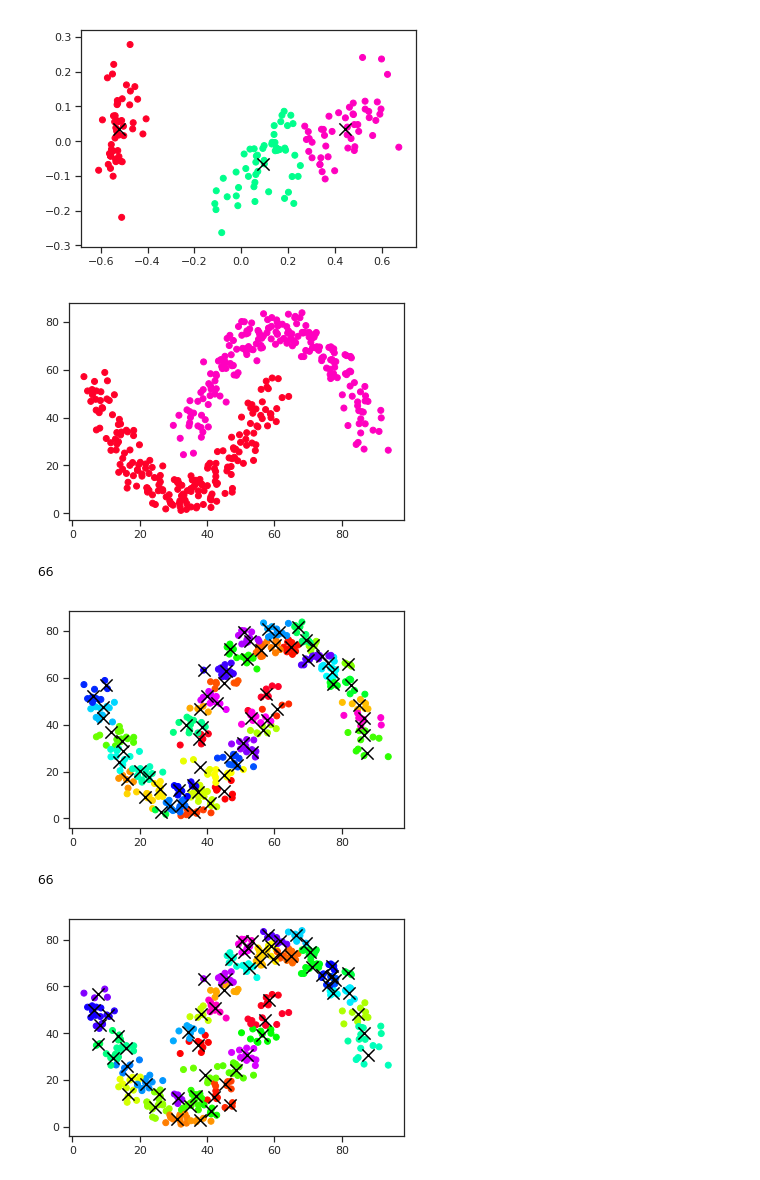
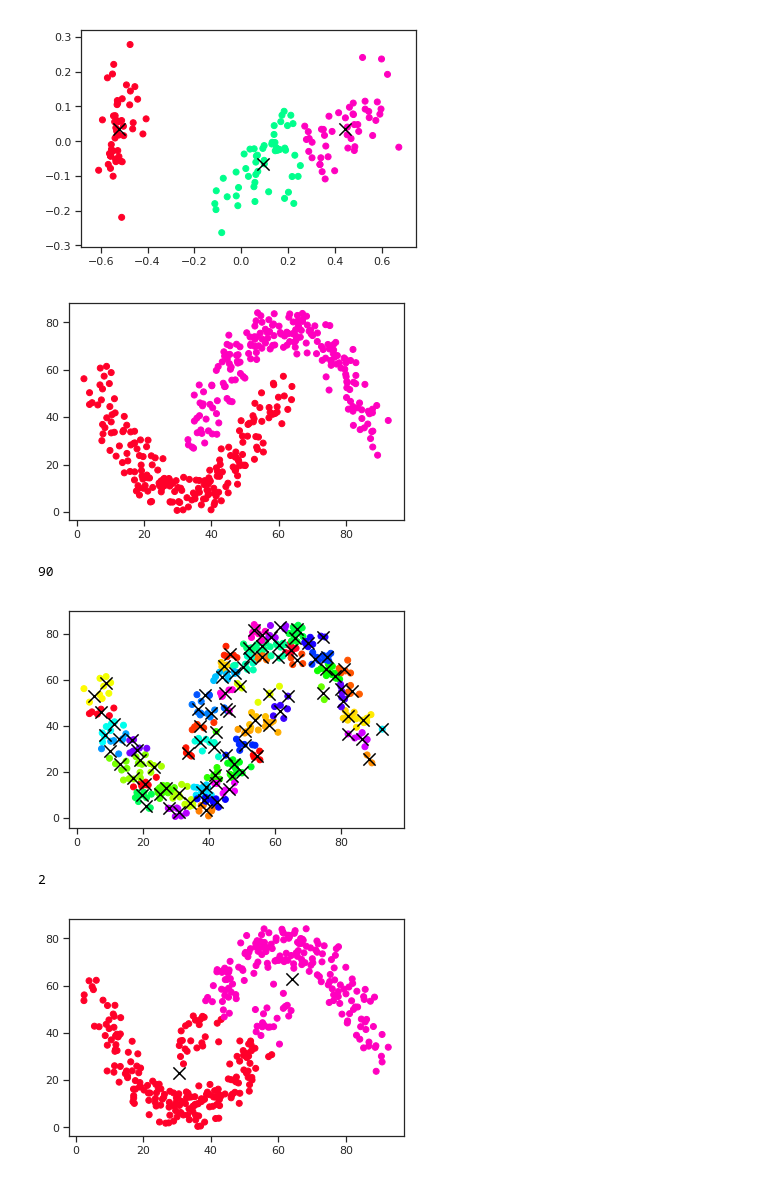
Before and after one commit to GrayJack/Bisect-K-Means, a Jupyter notebook: src/K-means-trettel.ipynb, the cells around one changed output. Cells and saved outputs as stored; diff of their text form; code cells hidden in the pictures.

Commit message:
kmeans-trettel: little modifications

```diff
--- a/src/K-means-trettel.ipynb
+++ b/src/K-means-trettel.ipynb
@@ -90,7 +92,7 @@ def getRandomCentroids(S, k, existing=False):
         maxxy = [max(S, key=lambda x: x[0])[0], max(S, key=lambda x: x[1])[1]]
         return [(rd.random()*maxxy[0], rd.random()*maxxy[1]) for _ in range(k)]
 # %%
-def kmeans(S, k, dist_func):
+def kmeans(S, k, dist_func=euclidianDistance):
     curr_centroids = getRandomCentroids(S, k, existing=True)
     old_centroids  = getRandomCentroids(S, k, existing=False)
     itter = 0
@@ -237,14 +240,19 @@ def BKM(data, distance_function=euclidianDistance, min_profit=0.01, MAX_K=8):
 
     final_centroids = [getCentroid(np.array(group)).tolist() for group in C]
 
-    return C,final_centroids
+    X, labels = [], []
+    for i,group in enumerate(C):
+        X.extend(group)
+        labels.extend([i] * len(group))
+
+    return labels,final_centroids,C
 # %%
 d1 = list(iris_df.PCA1)
 d2 = list(iris_df.PCA2)
 
 document = list(zip(d1,d2))
 
-groups2,centroids = BKM(document, MAX_K=3)
+_,centroids,groups2 = BKM(document, MAX_K=3)
 
 labels = []
 X = []
@@ -252,7 +260,7 @@ for i,group in enumerate(groups2):
     X.extend(group)
     labels.extend([i] * len(group))
 
-plotter3(X,centroids,labels)
+plotter3(X,labels,ks=centroids)
 # %% [output]
 [figure]
 # %%
@@ -273,28 +281,27 @@ label += [2]*len(alcance)
 
 plotter3(X, label)
 # %% [output]
-[figure, old version]
+[figure, new version]
 # %%
-groups2,centroids = BKM(X, MAX_K=10000, min_profit=4)
+labels,centroids,groups2 = BKM(X, MAX_K=1000, min_profit=4)
 
-labels = []
+
 X = []
 for i,group in enumerate(groups2):
     X.extend(group)
-    labels.extend([i] * len(group))
 
 print(len(centroids))
 plotter3(X,labels, ks=centroids)
 # %% [output]
-66
+90
-[figure, old version]
+[figure, new version]
 # %%
-y_pred, centroids, _ = kmeans(X, 66, euclidianDistance)
+y_pred, centroids, _ = kmeans(X, 2, euclidianDistance)
 print(len(centroids))
 plotter3(X, y_pred, ks=centroids)
 # %% [output]
-66
+2
-[figure, old version]
+[figure, new version]
 # %%
 best_accuracy = -2
 best_centr = []
```
Also changed, not shown: parts of 8 cells of this notebook.
